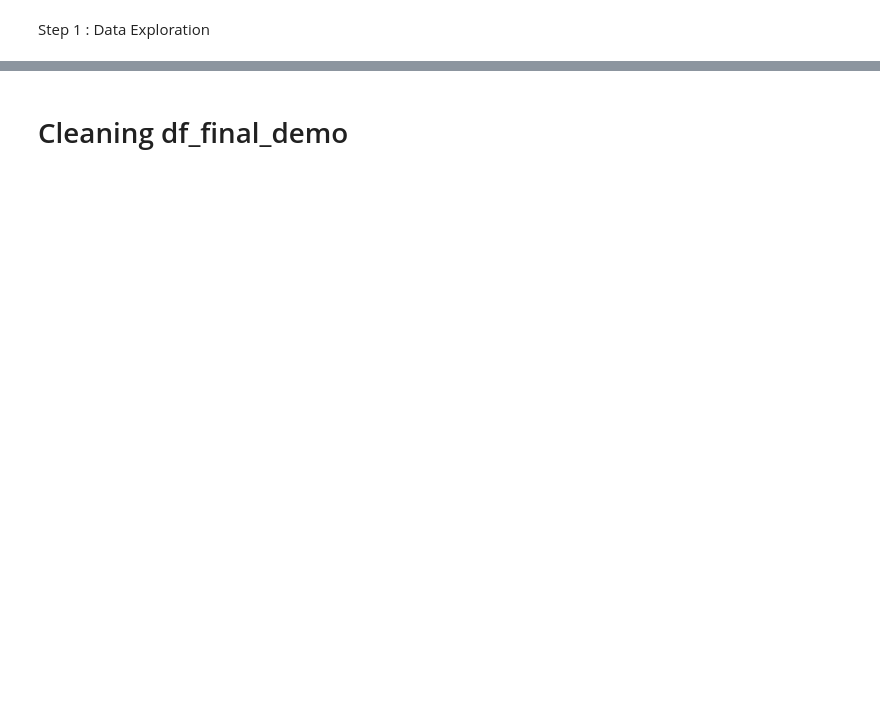
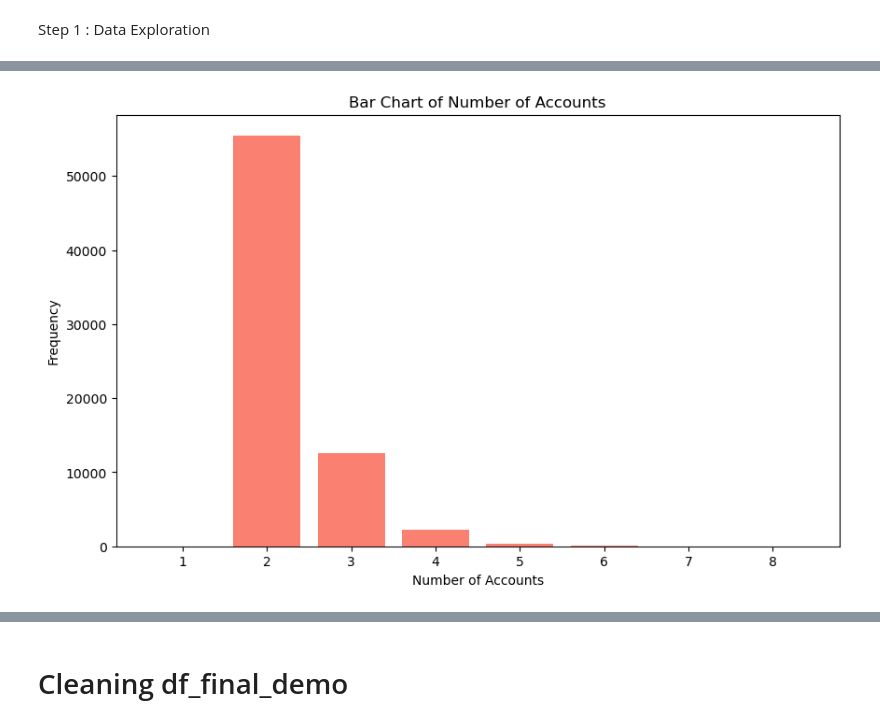
Before and after one commit to Josepdmo/PROJECT2, a Jupyter notebook: EXPLORATORY.ipynb, the cells around one changed output, grey strips where cells are left out. Cells and saved outputs as stored; diff of their text form; code cells hidden in the pictures; blank space fills up the shorter version.

```diff
--- a/EXPLORATORY.ipynb
+++ b/EXPLORATORY.ipynb
@@ -35,0 +139,15 @@ sns.barplot(x=df_final_demo.index, y=df_final_demo["num_accts"], palette="Set2")
+# %%
+#Plotting a histogram for the 'num_accts' column
+import matplotlib.pyplot as plt
+
+# Assuming df_final_demo is your dataframe and 'num_accts' is your column
+num_accts_counts = df_final_demo['num_accts'].value_counts().sort_index()
+
+plt.figure(figsize=(10, 6))
+plt.bar(num_accts_counts.index, num_accts_counts.values, color='salmon')
+plt.xlabel('Number of Accounts')
+plt.ylabel('Frequency')
+plt.title('Bar Chart of Number of Accounts')
+plt.show()
+# %% [output]
+[figure, added]
```
Also changed, not shown: parts of 32 cells of this notebook.
